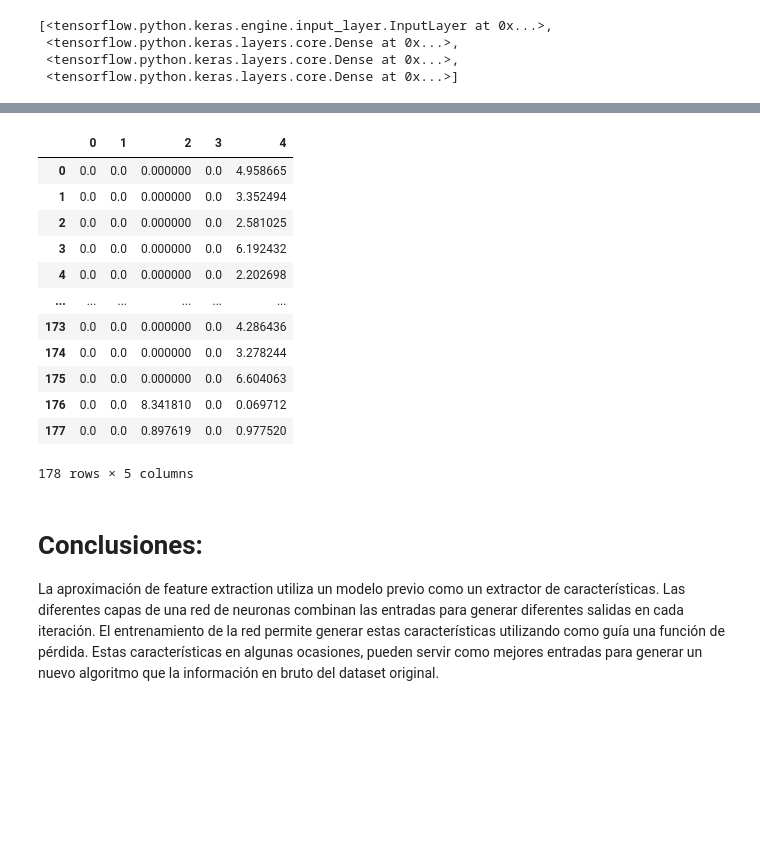
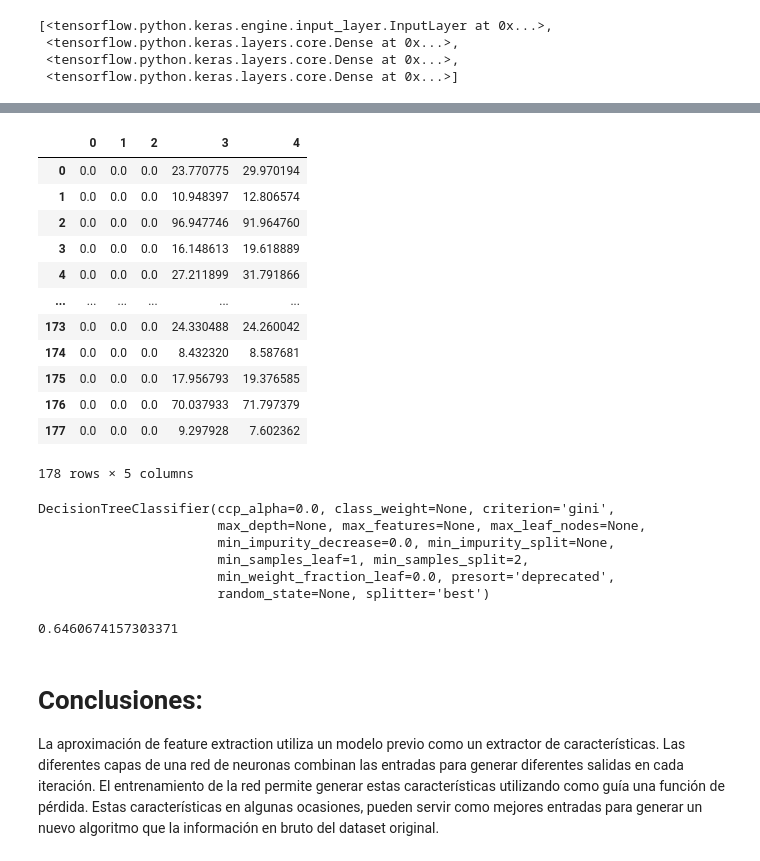
Before and after one commit to CuadraAlconero/IDAL_IA3_CuadraAlconero, a Jupyter notebook: Transfer_Learning.ipynb, the cells around one changed output, grey strips where cells are left out. Cells and saved outputs as stored; diff of their text form; code cells hidden in the pictures; blank space fills up the shorter version.

```diff
--- a/Transfer_Learning.ipynb
+++ b/Transfer_Learning.ipynb
@@ -396,24 +397,38 @@ features_02.head(5)
 # %%
 features_test = [model.predict(X_test) for model in models]
 # %%
-features_01 = pd.DataFrame(features_test[0])
-features_02 = pd.DataFrame(features_test[1])
+features_01_test = pd.DataFrame(features_test[0])
+features_02_test = pd.DataFrame(features_test[1])
-# %%
-features_01
-# %% [output]
-|  | 0 | 1 | 2 | 3 | 4 |
-| 0 | 0.0 | 0.0 | 0.000000 | 0.0 | 4.958665 |
-| 1 | 0.0 | 0.0 | 0.000000 | 0.0 | 3.352494 |
-| 2 | 0.0 | 0.0 | 0.000000 | 0.0 | 2.581025 |
-| 3 | 0.0 | 0.0 | 0.000000 | 0.0 | 6.192432 |
-| 4 | 0.0 | 0.0 | 0.000000 | 0.0 | 2.202698 |
-| ... | ... | ... | ... | ... | ... |
-| 173 | 0.0 | 0.0 | 0.000000 | 0.0 | 4.286436 |
-| 174 | 0.0 | 0.0 | 0.000000 | 0.0 | 3.278244 |
-| 175 | 0.0 | 0.0 | 0.000000 | 0.0 | 6.604063 |
-| 176 | 0.0 | 0.0 | 8.341810 | 0.0 | 0.069712 |
-| 177 | 0.0 | 0.0 | 0.897619 | 0.0 | 0.977520 |
-178 rows × 5 columns
+# %%
+features_01_test
+# %% [output]
+|  | 0 | 1 | 2 | 3 | 4 |
+| 0 | 0.0 | 0.0 | 0.0 | 23.770775 | 29.970194 |
+| 1 | 0.0 | 0.0 | 0.0 | 10.948397 | 12.806574 |
+| 2 | 0.0 | 0.0 | 0.0 | 96.947746 | 91.964760 |
+| 3 | 0.0 | 0.0 | 0.0 | 16.148613 | 19.618889 |
+| 4 | 0.0 | 0.0 | 0.0 | 27.211899 | 31.791866 |
+| ... | ... | ... | ... | ... | ... |
+| 173 | 0.0 | 0.0 | 0.0 | 24.330488 | 24.260042 |
+| 174 | 0.0 | 0.0 | 0.0 | 8.432320 | 8.587681 |
+| 175 | 0.0 | 0.0 | 0.0 | 17.956793 | 19.376585 |
+| 176 | 0.0 | 0.0 | 0.0 | 70.037933 | 71.797379 |
+| 177 | 0.0 | 0.0 | 0.0 | 9.297928 | 7.602362 |
+178 rows × 5 columns
+# %%
+tree_model = DecisionTreeClassifier()
+tree_model.fit(features_01, Y_train)
+# %% [output]
+DecisionTreeClassifier(ccp_alpha=0.0, class_weight=None, criterion='gini',
+                       max_depth=None, max_features=None, max_leaf_nodes=None,
+                       min_impurity_decrease=0.0, min_impurity_split=None,
+                       min_samples_leaf=1, min_samples_split=2,
+                       min_weight_fraction_leaf=0.0, presort='deprecated',
+                       random_state=None, splitter='best')
+# %%
+tree_model.score(features_01_test, Y_test)
+# %% [output]
+0.6460674157303371
 # %% [markdown]
 # Conclusiones:
 
```
Also changed, not shown: parts of 13 cells of this notebook.
